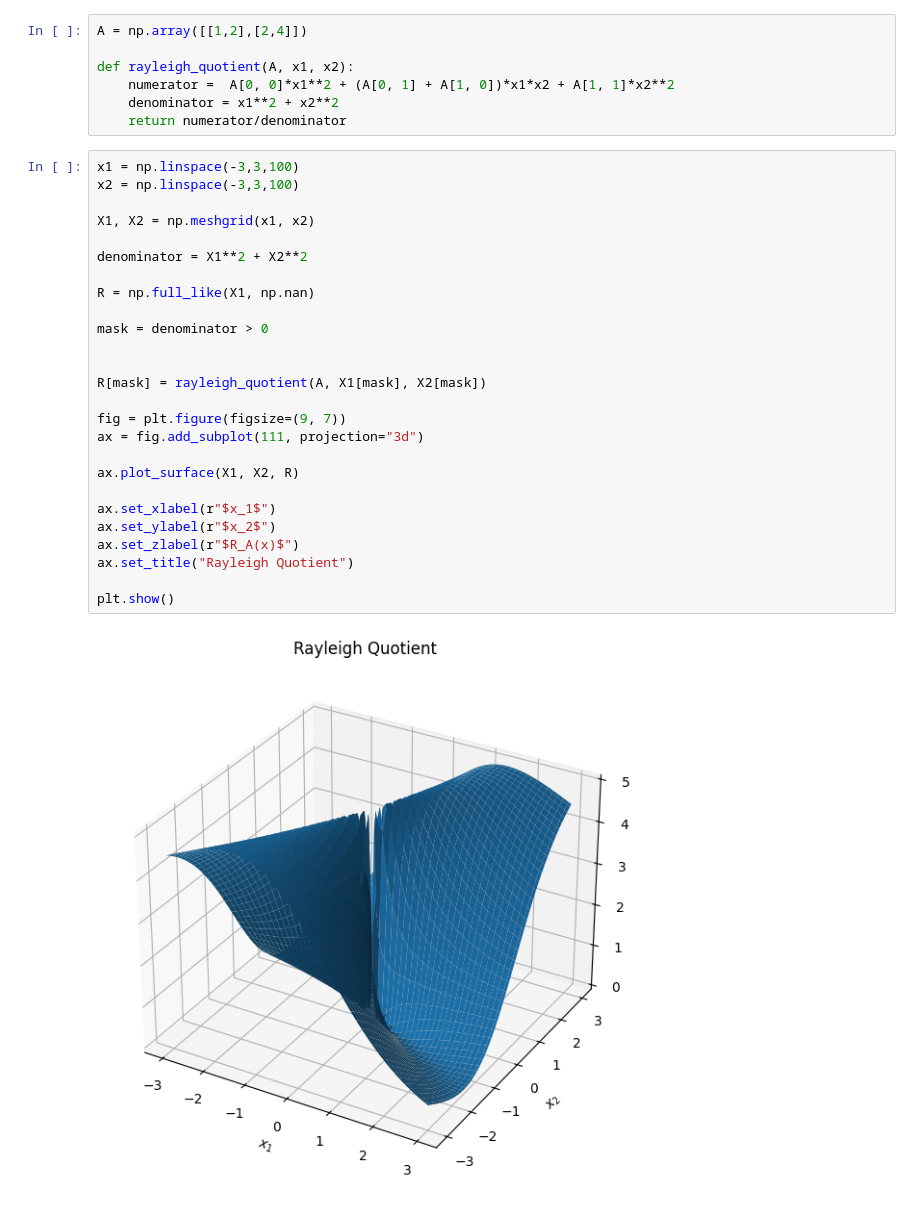
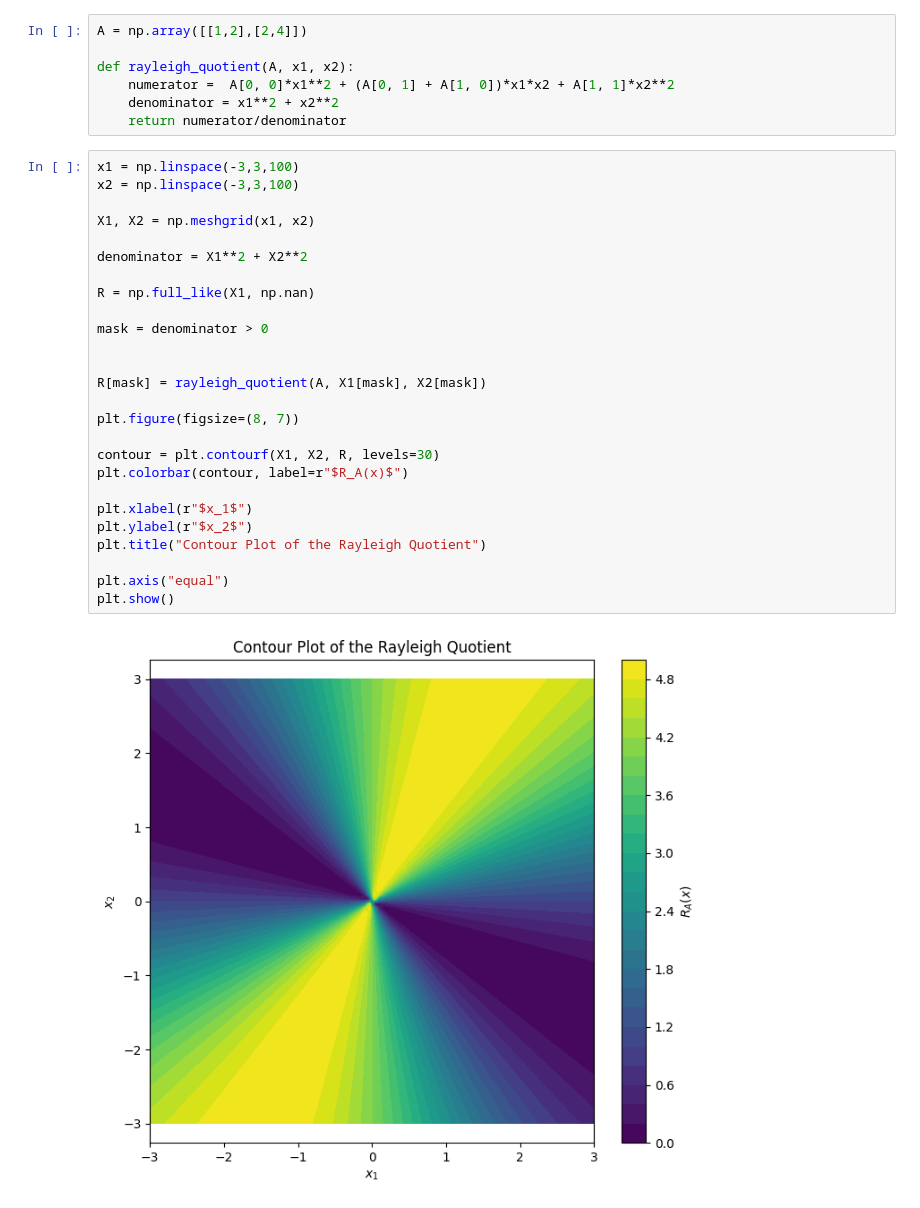
Before and after one commit to maxmartin40/MATH-5770-Code, a Jupyter notebook: Homework2.ipynb, the cells around one changed output. Drawn from its saved outputs; the diff is of its cells as text.

Commit message:
Creates contour plot instead of surface plot

```diff
--- a/Homework2.ipynb
+++ b/Homework2.ipynb
@@ -14,28 +14,28 @@ def rayleigh_quotient(A, x1, x2):
 # %%
 x1 = np.linspace(-3,3,100)
 x2 = np.linspace(-3,3,100)
 
 X1, X2 = np.meshgrid(x1, x2)
 
 denominator = X1**2 + X2**2
 
 R = np.full_like(X1, np.nan)
 
 mask = denominator > 0
 
 
 R[mask] = rayleigh_quotient(A, X1[mask], X2[mask])
 
-fig = plt.figure(figsize=(9, 7))
-ax = fig.add_subplot(111, projection="3d")
+plt.figure(figsize=(8, 7))
 
-ax.plot_surface(X1, X2, R)
+contour = plt.contourf(X1, X2, R, levels=30)
+plt.colorbar(contour, label=r"$R_A(x)$")
 
-ax.set_xlabel(r"$x_1$")
-ax.set_ylabel(r"$x_2$")
-ax.set_zlabel(r"$R_A(x)$")
-ax.set_title("Rayleigh Quotient")
+plt.xlabel(r"$x_1$")
+plt.ylabel(r"$x_2$")
+plt.title("Contour Plot of the Rayleigh Quotient")
 
+plt.axis("equal")
 plt.show()
 # %% [output]
-[figure, old version]
+[figure, new version]
```
